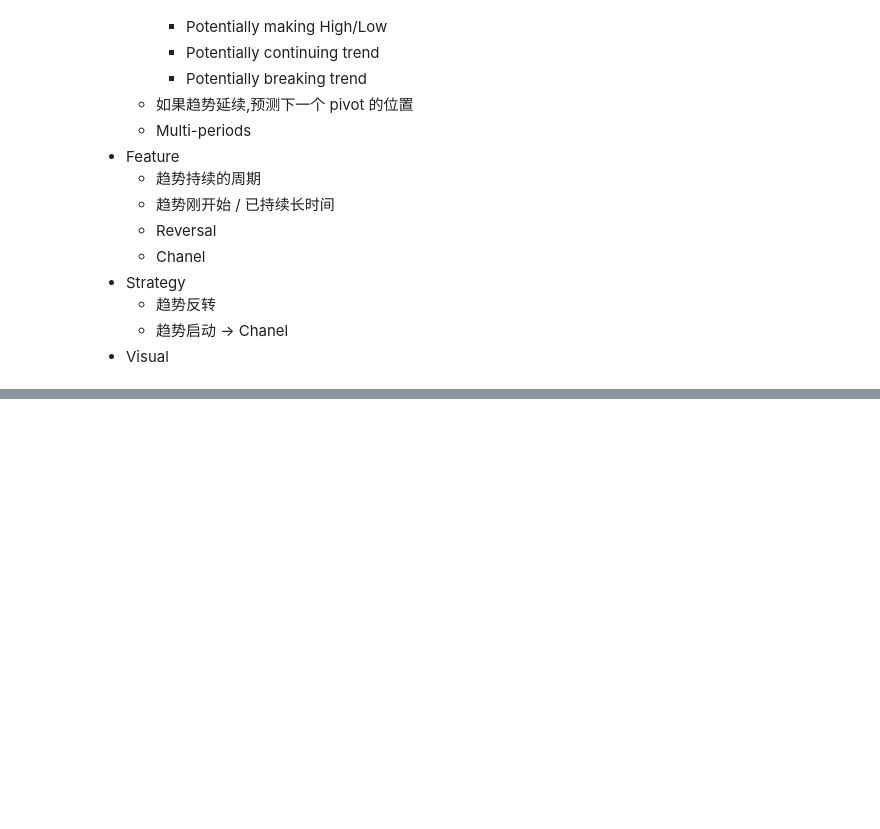
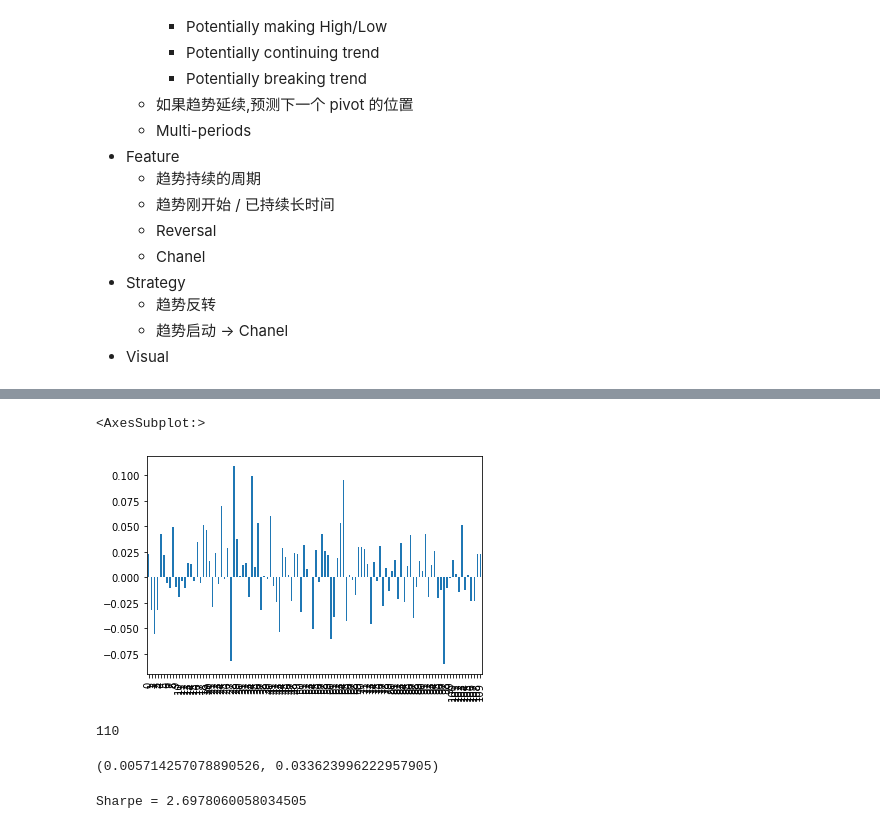
Before and after one commit to ismaelliang/client-python, a Jupyter notebook: pivot.ipynb, the cells around one changed output, grey strips where cells are left out. Saved outputs shown, nothing was run; the diff lists cells and outputs as text; code cells hidden in the pictures; blank space fills up the shorter version.

```diff
--- a/pivot.ipynb
+++ b/pivot.ipynb
@@ -78,0 +183,2 @@ df.to_parquet(f'../analyzer.view.server/dump/cn_pivot/compute/{symbol}.1d.parque
+# %%
+df['last_valid_LH_pivot_price'] = df['index'].apply(lambda x: get_last_valid_pivot_price(index=x)).to_list()
@@ -78,0 +215,4 @@ df.to_parquet(f'../analyzer.view.server/dump/cn_pivot/compute/{symbol}.1d.parque
+# %%
+# 进仓条件
+df['high_broke_last_priod_LH'] = (df['high'] > df['last_valid_LH_pivot_price'].shift()).fill_null(False)
+df['high_broke_last_priod_LH'].tail()
@@ -78,0 +242,28 @@ df.to_parquet(f'../analyzer.view.server/dump/cn_pivot/compute/{symbol}.1d.parque
+# %%
+# 进仓条件列类型是 Bool, 和Float相乘会只保留 条件为True的行
+# 进仓价是前日的 last_valid_LH_pivot_price 指标
+df['entry'] = df['last_valid_LH_pivot_price'].shift() * df['high_broke_last_priod_LH']
+
+# 以下一天的开盘作为出仓价，注意因为最后一天还不知道第二天的开盘价，这里设定了当日收盘价来计算
+df['exit'] = df['open'].shift(-1).fill_null(df['close'][-1])
+# %%
+df_pnl = ((df['exit'] - df['entry']) / df['entry'])[ df['high_broke_last_priod_LH'] ]
+# %%
+pd.Series( df_pnl ).plot(kind='bar')
+# %% [output]
+<AxesSubplot:>
+[figure, added]
+# %%
+len(df_pnl)
+# %% [output]
+110
+# %%
+df_pnl.mean(), df_pnl.std()
+# %% [output]
+(0.005714257078890526, 0.033623996222957905)
+# %%
+import numpy as np
+
+print(f"Sharpe = {np.sqrt(252) * df_pnl.mean() / df_pnl.std()}")
+# %% [output]
+Sharpe = 2.6978060058034505
```
Also changed, not shown: parts of 18 cells of this notebook.
